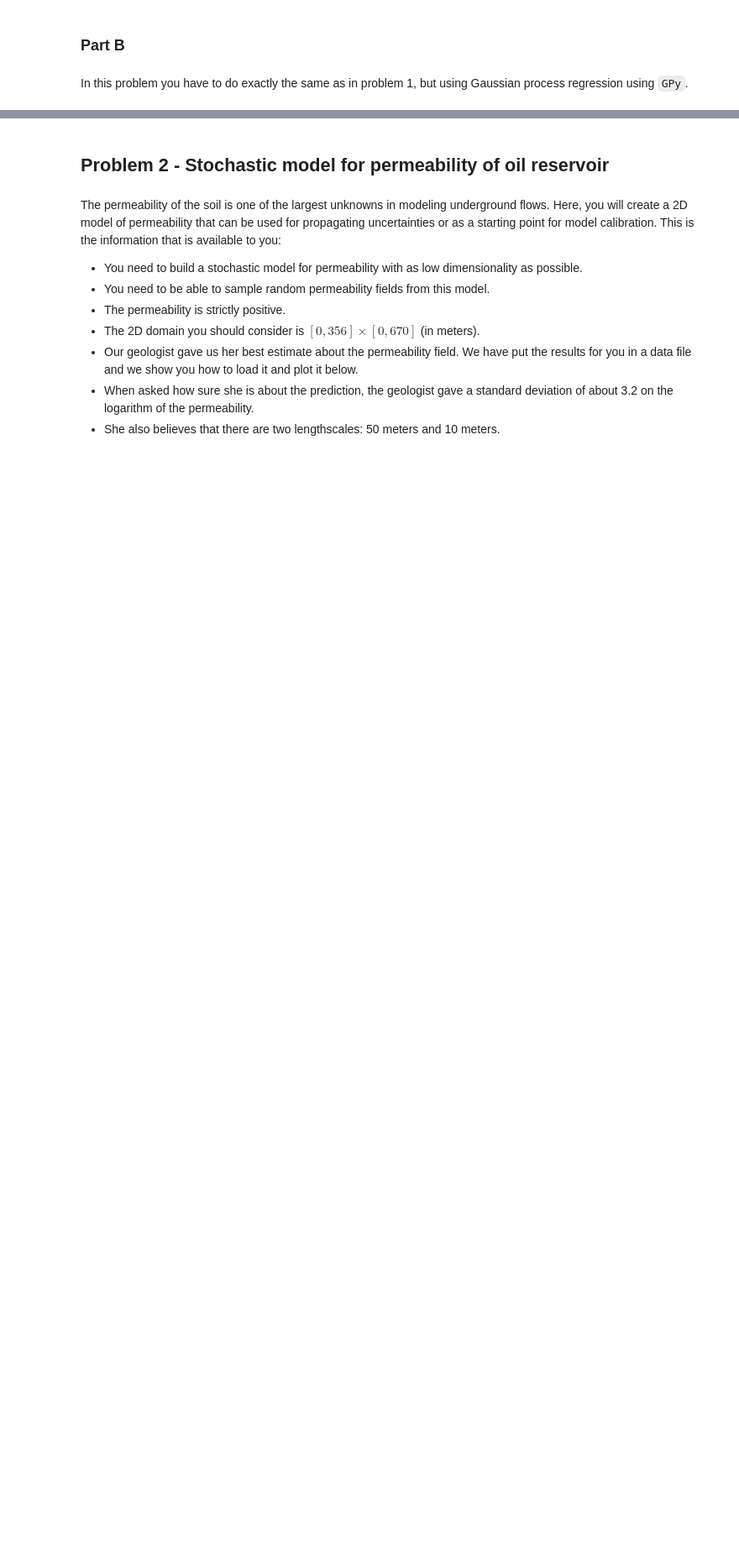
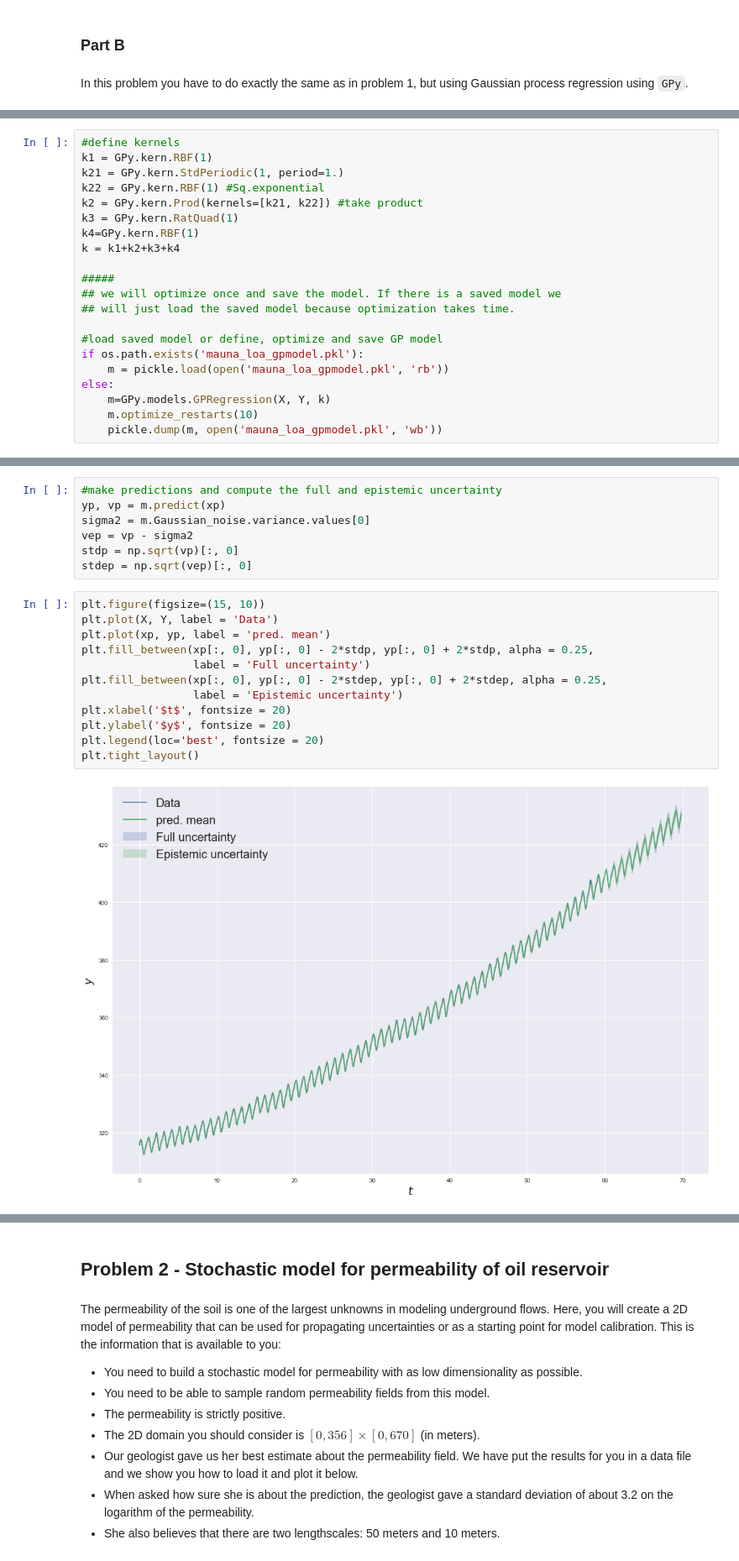
Before and after one commit to PredictiveScienceLab/uq-course, a Jupyter notebook: homeworks/hw_04.ipynb, the cells around one changed output, grey strips where cells are left out. Shown at 84% size. Drawn from its saved outputs; the diff is of its cells as text; blank space fills up the shorter version.

```diff
--- a/homeworks/hw_04.ipynb
+++ b/homeworks/hw_04.ipynb
@@ -71,0 +181,21 @@ In this problem you have to do exactly the same as in problem 1, but using Gauss
+# %%
+#define kernels
+k1 = GPy.kern.RBF(1)
+k21 = GPy.kern.StdPeriodic(1, period=1.)
+k22 = GPy.kern.RBF(1) #Sq.exponential
+k2 = GPy.kern.Prod(kernels=[k21, k22]) #take product
+k3 = GPy.kern.RatQuad(1)
+k4=GPy.kern.RBF(1)
+k = k1+k2+k3+k4
+
+#####
+## we will optimize once and save the model. If there is a saved model we
+## will just load the saved model because optimization takes time.
+
+#load saved model or define, optimize and save GP model
+if os.path.exists('mauna_loa_gpmodel.pkl'):
+    m = pickle.load(open('mauna_loa_gpmodel.pkl', 'rb'))
+else:
+    m=GPy.models.GPRegression(X, Y, k)
+    m.optimize_restarts(10)
+    pickle.dump(m, open('mauna_loa_gpmodel.pkl', 'wb'))
@@ -71,0 +226,21 @@ In this problem you have to do exactly the same as in problem 1, but using Gauss
+# %%
+#make predictions and compute the full and epistemic uncertainty
+yp, vp = m.predict(xp)
+sigma2 = m.Gaussian_noise.variance.values[0]
+vep = vp - sigma2
+stdp = np.sqrt(vp)[:, 0]
+stdep = np.sqrt(vep)[:, 0]
+# %%
+plt.figure(figsize=(15, 10))
+plt.plot(X, Y, label = 'Data')
+plt.plot(xp, yp, label = 'pred. mean')
+plt.fill_between(xp[:, 0], yp[:, 0] - 2*stdp, yp[:, 0] + 2*stdp, alpha = 0.25,
+                 label = 'Full uncertainty')
+plt.fill_between(xp[:, 0], yp[:, 0] - 2*stdep, yp[:, 0] + 2*stdep, alpha = 0.25,
+                 label = 'Epistemic uncertainty')
+plt.xlabel('$t$', fontsize = 20)
+plt.ylabel('$y$', fontsize = 20)
+plt.legend(loc='best', fontsize = 20)
+plt.tight_layout()
+# %% [output]
+[figure, added]
```
Also changed, not shown: parts of 44 cells of this notebook, 2 other files.
